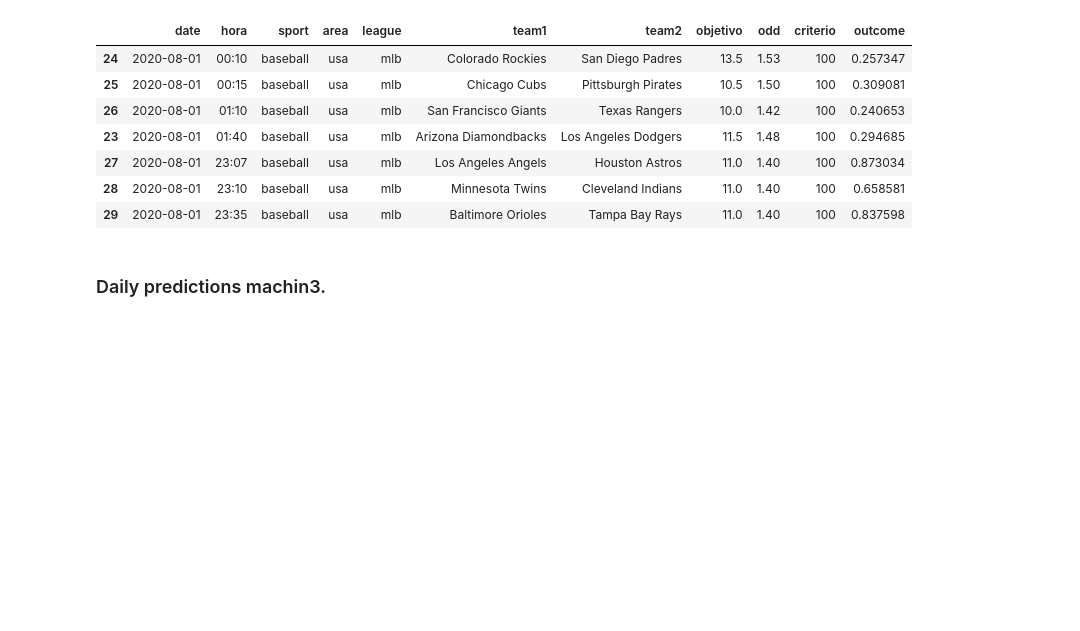
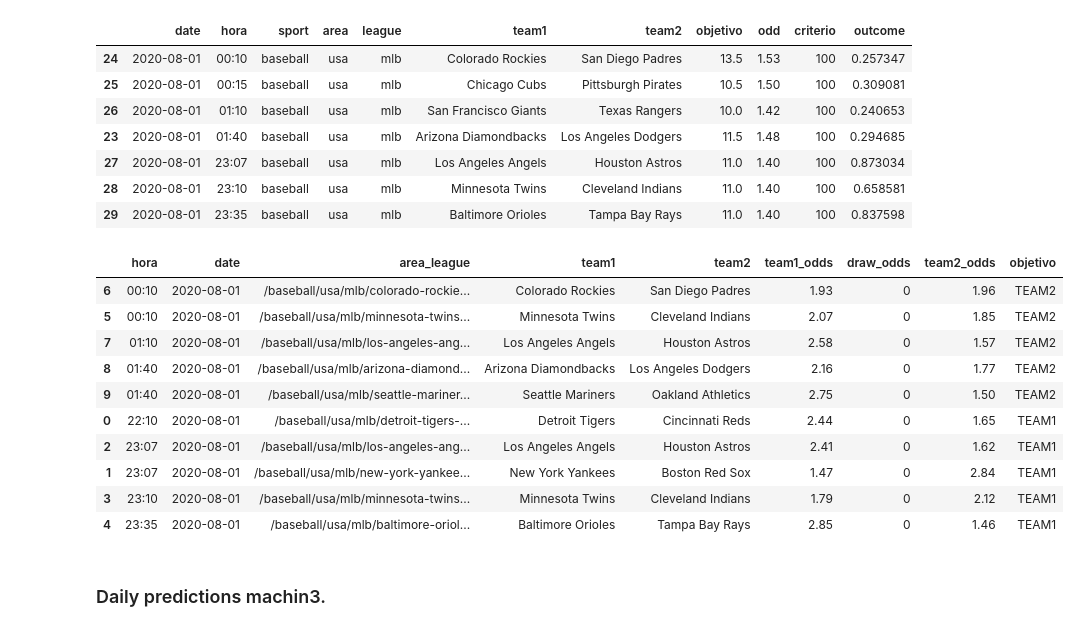
Before and after one commit to jtmancilla/DSP-Sport-AI, a Jupyter notebook: Daily-predictions.ipynb, the cells around one changed output. Cells and saved outputs as stored; diff of their text form; code cells hidden in the pictures; blank space fills up the shorter version.

```diff
--- a/Daily-predictions.ipynb
+++ b/Daily-predictions.ipynb
@@ -105,6 +105,22 @@ dsp.daily_prediction_criterio(df_prediccion)
 | 27 | 2020-08-01 | 23:07 | baseball | usa | mlb | Los Angeles Angels | Houston Astros | 11.0 | 1.40 | 100 | 0.873034 |
 | 28 | 2020-08-01 | 23:10 | baseball | usa | mlb | Minnesota Twins | Cleveland Indians | 11.0 | 1.40 | 100 | 0.658581 |
 | 29 | 2020-08-01 | 23:35 | baseball | usa | mlb | Baltimore Orioles | Tampa Bay Rays | 11.0 | 1.40 | 100 | 0.837598 |
+# %%
+df_prediccion = dsp.load_data(tbl="tbl_prediccion_machin_base1")
+dp = dsp.daily_prediction(df_prediccion)
+dp.sort_values(by=['hora'],ascending=True)
+# %% [output]
+|  | hora | date | area_league | team1 | team2 | team1_odds | draw_odds | team2_odds | objetivo |
+| 6 | 00:10 | 2020-08-01 | /baseball/usa/mlb/colorado-rockie... | Colorado Rockies | San Diego Padres | 1.93 | 0 | 1.96 | TEAM2 |
+| 5 | 00:10 | 2020-08-01 | /baseball/usa/mlb/minnesota-twins... | Minnesota Twins | Cleveland Indians | 2.07 | 0 | 1.85 | TEAM2 |
+| 7 | 01:10 | 2020-08-01 | /baseball/usa/mlb/los-angeles-ang... | Los Angeles Angels | Houston Astros | 2.58 | 0 | 1.57 | TEAM2 |
+| 8 | 01:40 | 2020-08-01 | /baseball/usa/mlb/arizona-diamond... | Arizona Diamondbacks | Los Angeles Dodgers | 2.16 | 0 | 1.77 | TEAM2 |
+| 9 | 01:40 | 2020-08-01 | /baseball/usa/mlb/seattle-mariner... | Seattle Mariners | Oakland Athletics | 2.75 | 0 | 1.50 | TEAM2 |
+| 0 | 22:10 | 2020-08-01 | /baseball/usa/mlb/detroit-tigers-... | Detroit Tigers | Cincinnati Reds | 2.44 | 0 | 1.65 | TEAM1 |
+| 2 | 23:07 | 2020-08-01 | /baseball/usa/mlb/los-angeles-ang... | Los Angeles Angels | Houston Astros | 2.41 | 0 | 1.62 | TEAM1 |
+| 1 | 23:07 | 2020-08-01 | /baseball/usa/mlb/new-york-yankee... | New York Yankees | Boston Red Sox | 1.47 | 0 | 2.84 | TEAM1 |
+| 3 | 23:10 | 2020-08-01 | /baseball/usa/mlb/minnesota-twins... | Minnesota Twins | Cleveland Indians | 1.79 | 0 | 2.12 | TEAM1 |
+| 4 | 23:35 | 2020-08-01 | /baseball/usa/mlb/baltimore-oriol... | Baltimore Orioles | Tampa Bay Rays | 2.85 | 0 | 1.46 | TEAM1 |
 # %% [markdown]
 ### Daily predictions machin3.
 # %%
```
